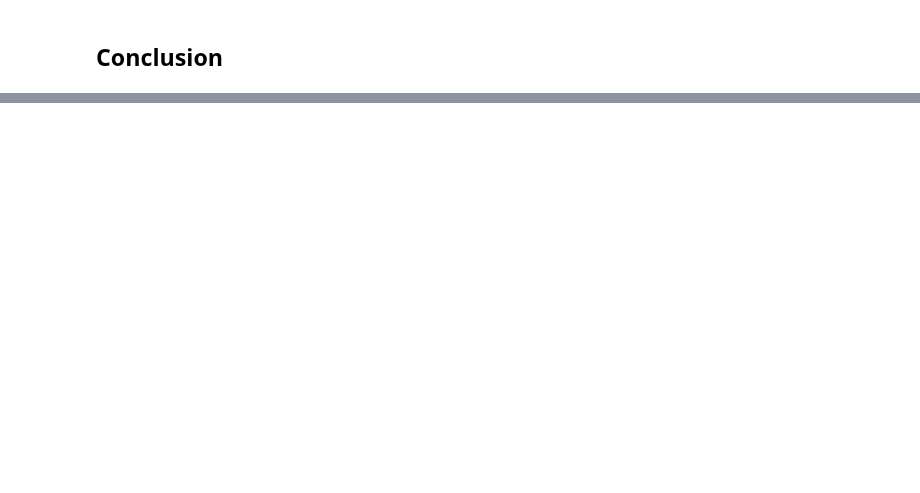
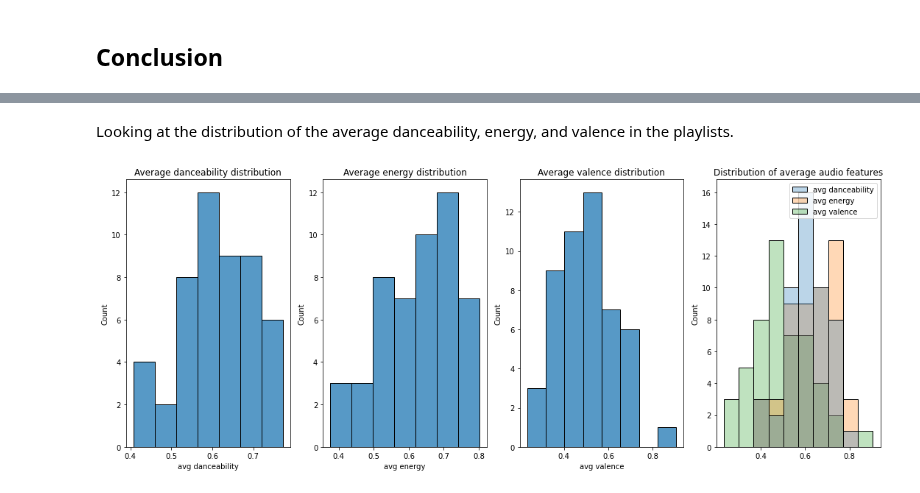
Before and after one commit to danielagarcia319/cs109a-final-project, a Jupyter notebook: Milestone_3.ipynb, the cells around one changed output, grey strips where cells are left out. Drawn from its saved outputs; the diff is of its cells as text; code cells hidden in the pictures; blank space fills up the shorter version.

Commit message:
Spotipy demo and facelift

```diff
--- a/Milestone_3.ipynb
+++ b/Milestone_3.ipynb
@@ -822,0 +869,33 @@ As a result, out of the options above, the `BoostingRegressor` is the "best" mod
+# %%
+# credentials
+SPOTIPY_CLIENT_ID = '420fbc1257c94c6e837c7228adb7ddea'
+SPOTIPY_CLIENT_SECRET = '3c78b2c41dc44a4f95289c2be60114b3'
+
+# Extract small sample of 50 playlists
+demo_sample = playlist_data_sample.sample(50, random_state=109, ignore_index=True)
+
+# Get playlist information
+playlists = demo_sample['tracks']
+
+# Return features of playlists into dataframe
+demo = spotify_demo(playlists, SPOTIPY_CLIENT_ID, SPOTIPY_CLIENT_SECRET)
+# %% [markdown]
+Looking at the distribution of the average danceability, energy, and valence in the playlists.
+# %%
+# extract info
+features = demo.columns[:3]
+avgs = demo.columns[3:]
+
+# Plotting distribution of audio features
+fig, ax = plt.subplots(1,4, figsize=(15,6))
+
+for i in range(3, 6):
+    sns.histplot(demo.iloc[:, i], ax=ax[i-3])
+    ax[i-3].set_title(f'Average {features[i-3]} distribution')
+
+sns.histplot(demo.iloc[:, 3:], ax=ax[3], alpha=0.3)
+ax[3].set_title('Distribution of average audio features')
+
+plt.tight_layout()
+# %% [output]
+[figure, added]
```
Also changed, not shown: parts of 13 cells of this notebook.
